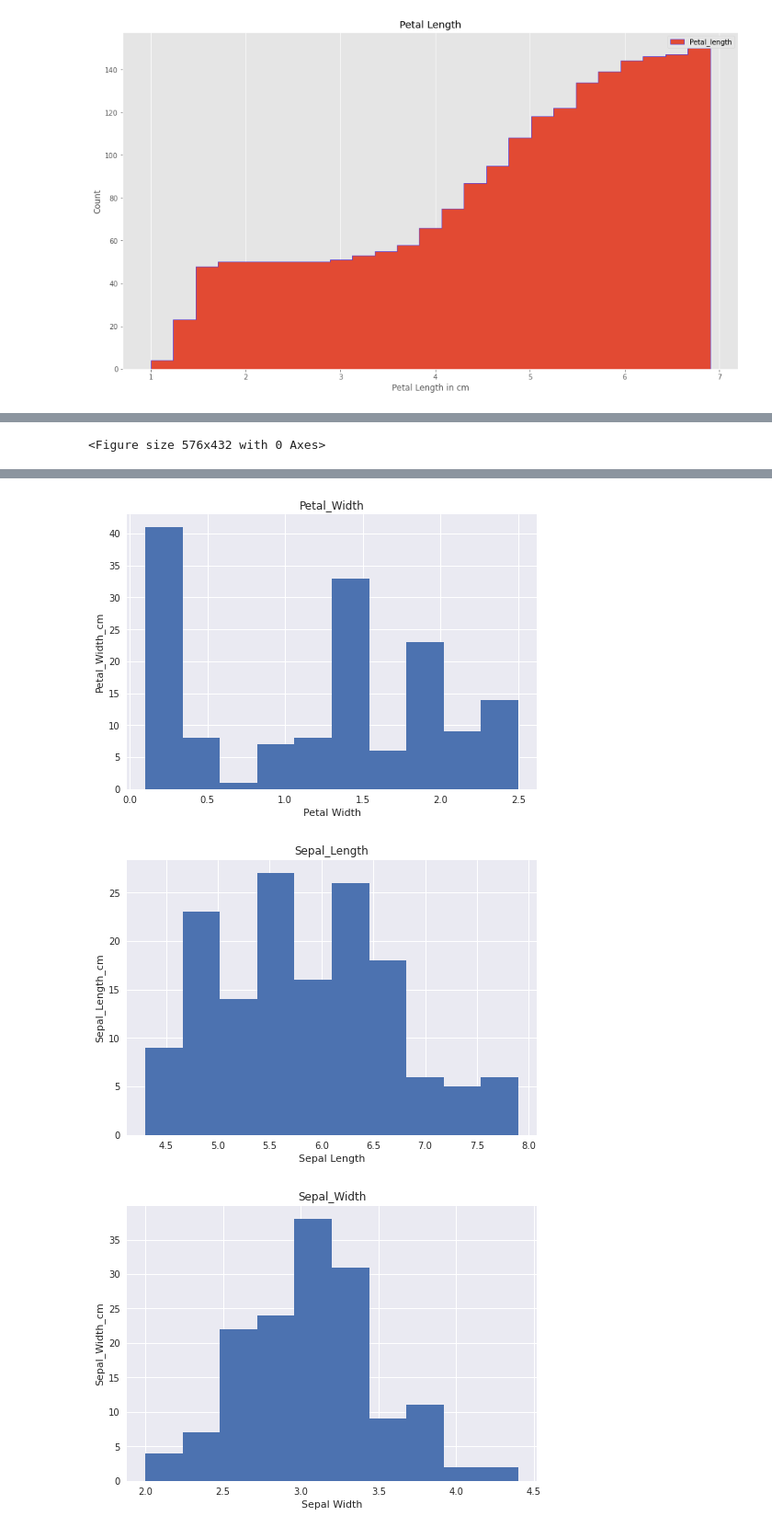
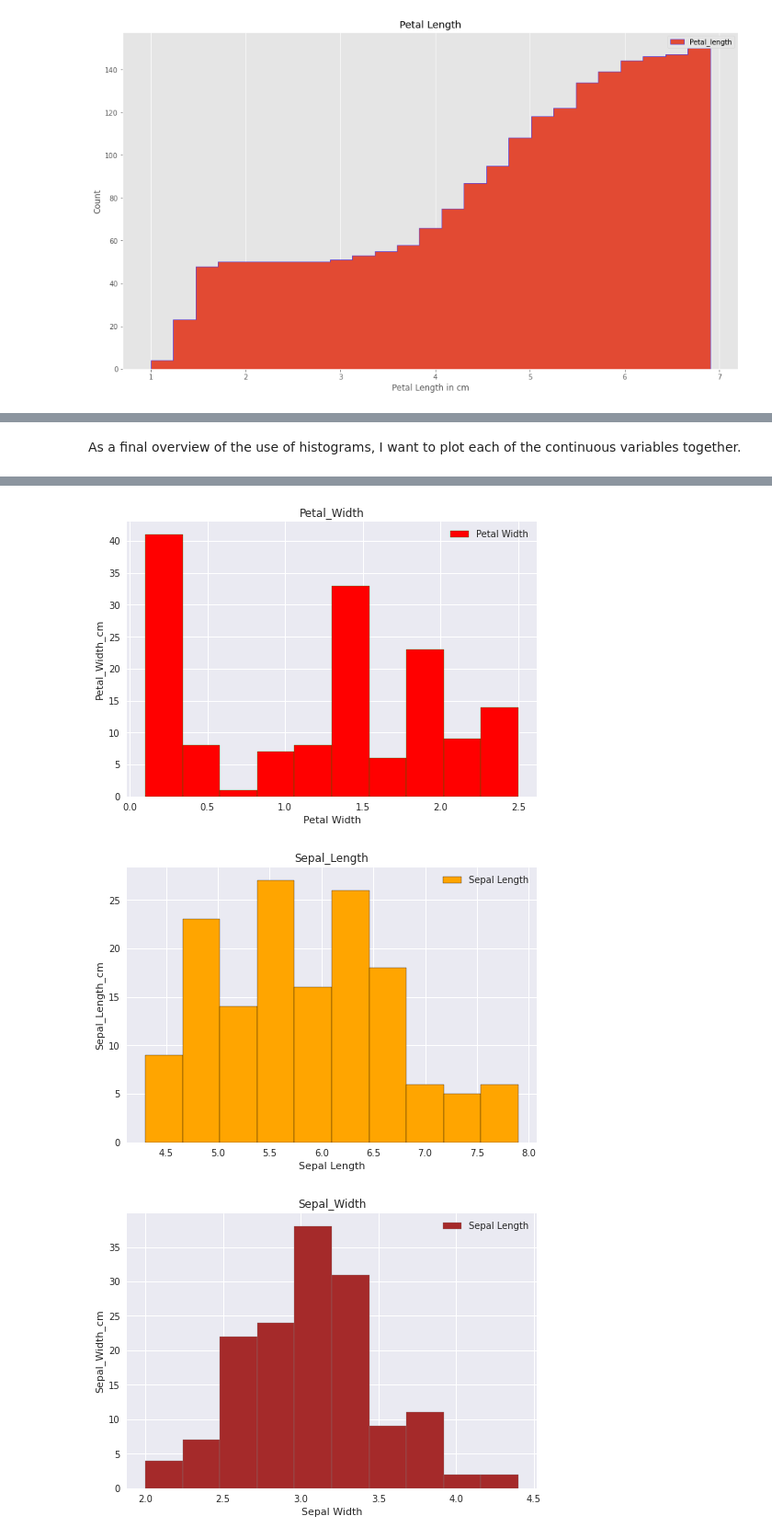
Before and after one commit to conor-mccaffrey/cao-points, a Jupyter notebook: pyplot.ipynb, the cells around one changed output, grey strips where cells are left out. Shown at 92% size. Saved outputs shown, nothing was run; the diff lists cells and outputs as text; code cells hidden in the pictures.

Commit message:
finishing histograms

```diff
--- a/pyplot.ipynb
+++ b/pyplot.ipynb
@@ -522,36 +517,42 @@ A cumulative histogram is a mapping that counts the cumulative number of observa
+# %% [markdown]
+As a final overview of the use of histograms, I want to plot each of the continuous variables together.
 # %%
 # Lets plot all variables
-plt.figure(figsize=(8,6))
+
 # Plot 1
 with plt.style.context('seaborn'):
     plt.figure()
-    plt.hist(data['petal_length'], )
+    # adding decorations
+    plt.hist(data['petal_length'], color = 'blue', edgecolor='red', label = 'Petal Length')
     plt.xlabel('Petal Length') # x axis label
     plt.ylabel('Petal_Length_cm') # y axis label
-    plt.title('Petal_Length')
+    plt.legend() # add a legend
+    plt.title('Petal_Length') # overall title
 
 #Plot 2
 with plt.style.context('seaborn'):
     plt.figure()
-    plt.hist(data['petal_width'], )
-    plt.xlabel('Petal Width') # x axis label
-    plt.ylabel('Petal_Width_cm') # y axis label
+    plt.hist(data['petal_width'], color = 'red', edgecolor='green', label = 'Petal Width')
+    plt.legend()
+    plt.xlabel('Petal Width')
+    plt.ylabel('Petal_Width_cm')
     plt.title('Petal_Width')
 
 #Plot 3
 with plt.style.context('seaborn'):
     plt.figure()
-    plt.hist(data['sepal_length'], )
-    plt.xlabel('Sepal Length') # x axis label
-    plt.ylabel('Sepal_Length_cm') # y axis label
+    plt.hist(data['sepal_length'], color = 'orange', edgecolor='black', label = 'Sepal Length')
+    plt.legend()
+    plt.xlabel('Sepal Length')
+    plt.ylabel('Sepal_Length_cm')
     plt.title('Sepal_Length')
 
 # Plot 4
 with plt.style.context('seaborn'):
     plt.figure()
-    plt.hist(data['sepal_width'], )
-    plt.xlabel('Sepal Width') # x axis label
-    plt.ylabel('Sepal_Width_cm') # y axis label
+    plt.hist(data['sepal_width'], color = 'brown', edgecolor='grey', label = 'Sepal Length')
+    plt.legend()
+    plt.xlabel('Sepal Width')
+    plt.ylabel('Sepal_Width_cm')
     plt.title('Sepal_Width')
 # %% [output]
-<Figure size 576x432 with 0 Axes>
@@ -559,3 +560,3 @@ with plt.style.context('seaborn'):
-[figure, old version]
+[figure, new version]
-[figure, old version]
+[figure, new version]
-[figure, old version]
+[figure, new version]
```
Also changed, not shown: parts of 16 cells of this notebook.
